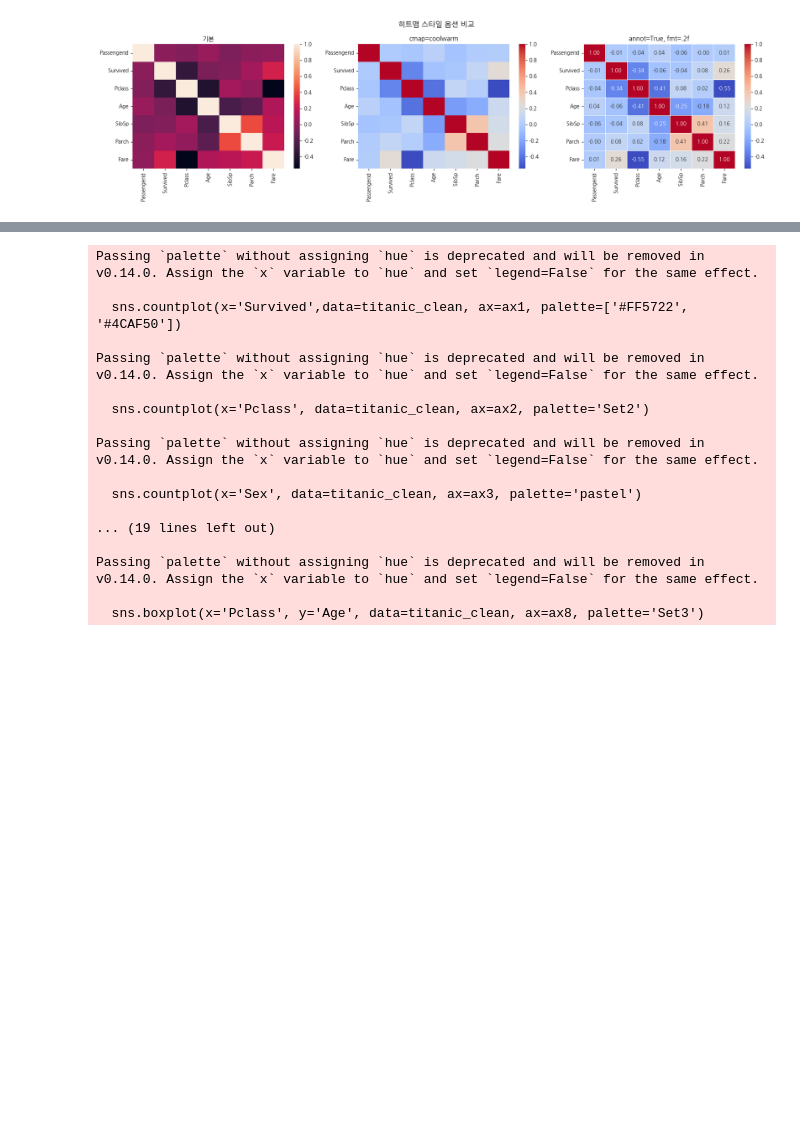
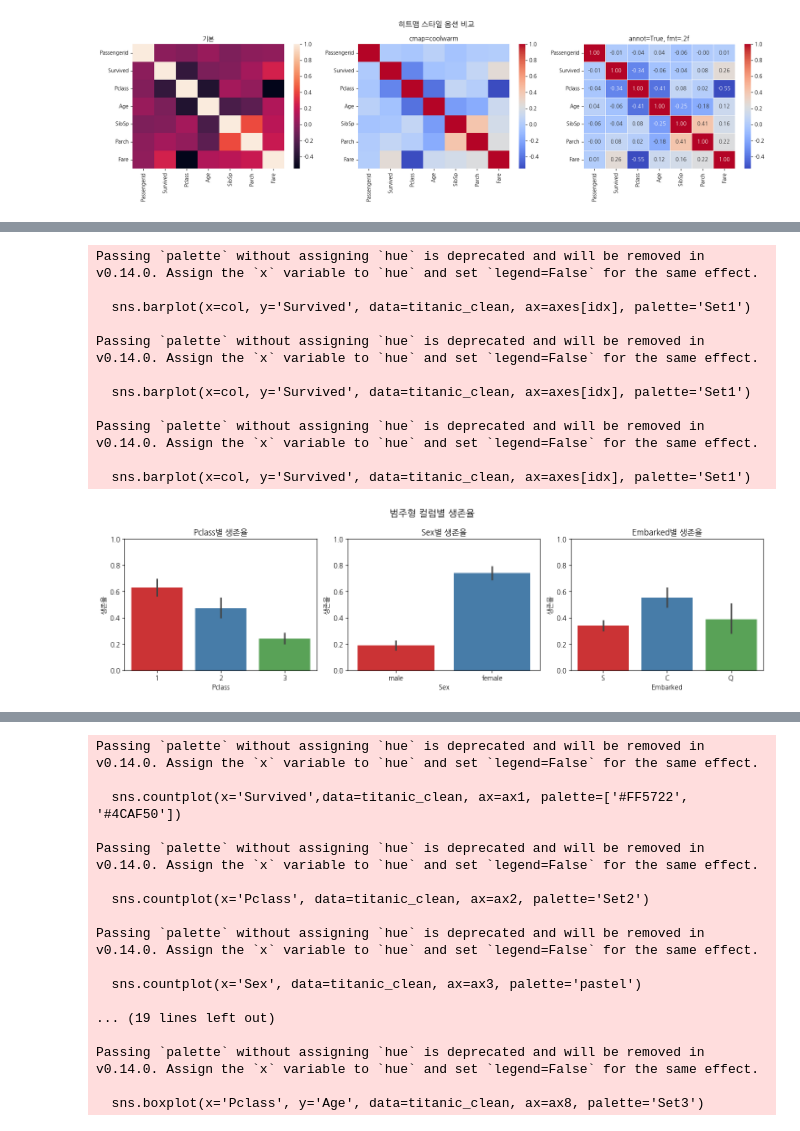
Before and after one commit to deartoms/python, a Jupyter notebook: Visualization시각화.ipynb, the cells around one changed output, grey strips where cells are left out. Saved outputs shown, nothing was run; the diff lists cells and outputs as text; code cells hidden in the pictures; blank space fills up the shorter version.

```diff
--- a/Visualization시각화.ipynb
+++ b/Visualization시각화.ipynb
@@ -545,0 +582,28 @@ plt.show()
+# %%
+# 이산형 컬럼별 생존율 시각화
+cat_columns = ['Pclass', 'Sex', 'Embarked']
+
+fig, axes = plt.subplots(nrows=1, ncols=len(cat_columns), figsize=(14,4))
+fig.suptitle('범주형 컬럼별 생존율',fontsize=14, fontweight='bold')
+
+for idx, col in enumerate(cat_columns):
+  sns.barplot(x=col, y='Survived', data=titanic_clean, ax=axes[idx], palette='Set1')
+  axes[idx].set_title(f'{col}별 생존율')
+  axes[idx].set_ylabel('생존율')
+  axes[idx].set_ylim(0, 1)# y축 범위 0~1로 고정
+
+plt.tight_layout()
+plt.show()
+# %% [output]
+Passing `palette` without assigning `hue` is deprecated and will be removed in v0.14.0. Assign the `x` variable to `hue` and set `legend=False` for the same effect.
+
+  sns.barplot(x=col, y='Survived', data=titanic_clean, ax=axes[idx], palette='Set1')
+
+Passing `palette` without assigning `hue` is deprecated and will be removed in v0.14.0. Assign the `x` variable to `hue` and set `legend=False` for the same effect.
+
+  sns.barplot(x=col, y='Survived', data=titanic_clean, ax=axes[idx], palette='Set1')
+
+Passing `palette` without assigning `hue` is deprecated and will be removed in v0.14.0. Assign the `x` variable to `hue` and set `legend=False` for the same effect.
+
+  sns.barplot(x=col, y='Survived', data=titanic_clean, ax=axes[idx], palette='Set1')
+[figure, added]
```
Also changed, not shown: parts of 10 cells of this notebook.
